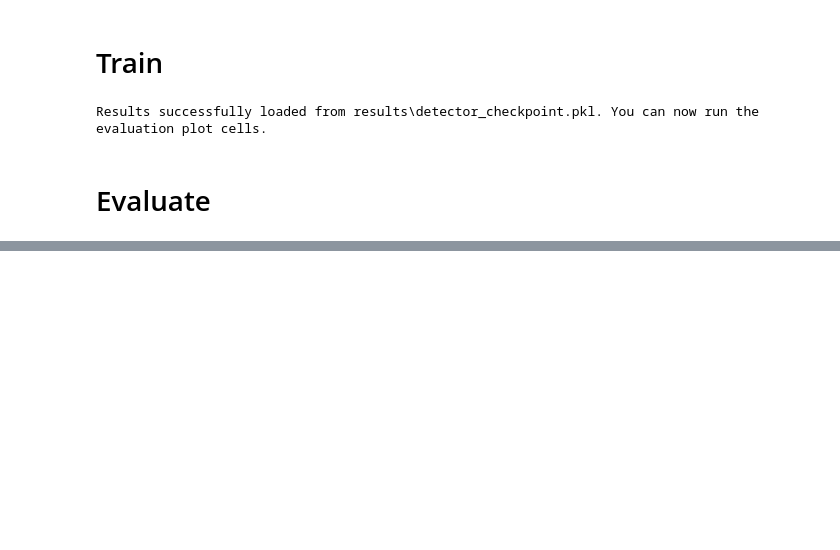
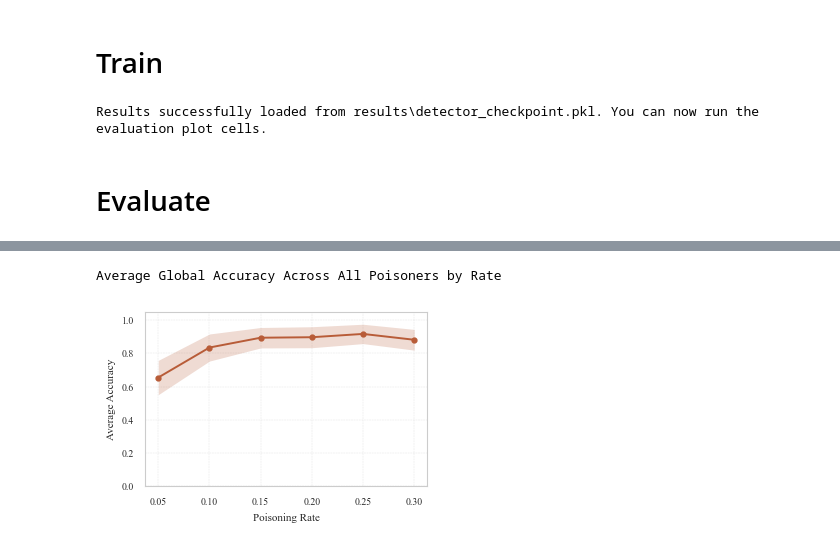
Before and after one commit to wickerlab/diva-2, a Jupyter notebook: diva/detector.ipynb, the cells around one changed output, grey strips where cells are left out. Drawn from its saved outputs; the diff is of its cells as text; code cells hidden in the pictures; blank space fills up the shorter version.

```diff
--- a/diva/detector.ipynb
+++ b/diva/detector.ipynb
@@ -485,32 +510,40 @@ plt.savefig(os.path.join(plots_dir, roc_output_path), dpi=300)
 # %%
 # --- Average Accuracy Across All Poisoners broken down by Rate ---
 # Filter out ALL benign methods since they don't have a meaningful poisoning rate
 poison_preds = preds_all_train[~preds_all_train['Method'].isin(["clean"])].copy()
 print("Average Global Accuracy Across All Poisoners by Rate")
 
 if not poison_preds.empty:
     rate_accs = []
     # Group only by Rate to get the global average across all poisoners
     for rate, group in poison_preds.groupby('Rate'):
         acc = accuracy_score(group['Is_Poisoned'], group['Prediction'])
-        rate_accs.append({'Rate': rate, 'Accuracy': acc})
+        n = len(group)
+        ci = 1.96 * np.sqrt(acc * (1 - acc) / n) if n > 0 else 0
+        rate_accs.append({'Rate': rate, 'Accuracy': acc, 'CI_Lower': max(0, acc - ci), 'CI_Upper': min(1, acc + ci)})
 
     df_rate_accs = pd.DataFrame(rate_accs)
+    df_rate_accs['Rate'] = pd.to_numeric(df_rate_accs['Rate'])
     df_rate_accs = df_rate_accs.sort_values(by='Rate')
 
-    # Using lineplot for a single global curve
+    # Plot average accuracy with a 95% binomial confidence interval
     fig_rate, ax_rate = plt.subplots(figsize=PAPER_FIGSIZE_COL)
-    sns.lineplot(data=df_rate_accs, x='Rate', y='Accuracy', marker='o',
-                 linewidth=1.4, markersize=3.5, ax=ax_rate, color=PAPER_COLOR_COMPARE)
+    ax_rate.plot(df_rate_accs['Rate'], df_rate_accs['Accuracy'], marker='o',
+                 linewidth=1.4, markersize=3.5, color=PAPER_COLOR_COMPARE)
+    ax_rate.fill_between(df_rate_accs['Rate'], df_rate_accs['CI_Lower'], df_rate_accs['CI_Upper'],
+                         color=PAPER_COLOR_COMPARE, alpha=0.22, linewidth=0)
 
     ax_rate.set_ylim(0, 1.05)
     ax_rate.set_ylabel("Average Accuracy")
     ax_rate.set_xlabel("Poisoning Rate")
 
     plt.grid(True, linestyle='--', alpha=0.55)
     plt.tight_layout()
 
     fig_rate.savefig(os.path.join(plots_dir, "accuracy_all_train_by_rate_avg.png"), dpi=300)
+# %% [output]
+Average Global Accuracy Across All Poisoners by Rate
+[figure, added]
 # %%
 # =========================================================================
 # Global vs. Clean Accuracy per Threshold Plot (0.05 Steps)
```
Also changed, not shown: parts of 7 cells of this notebook, 1 other file.
